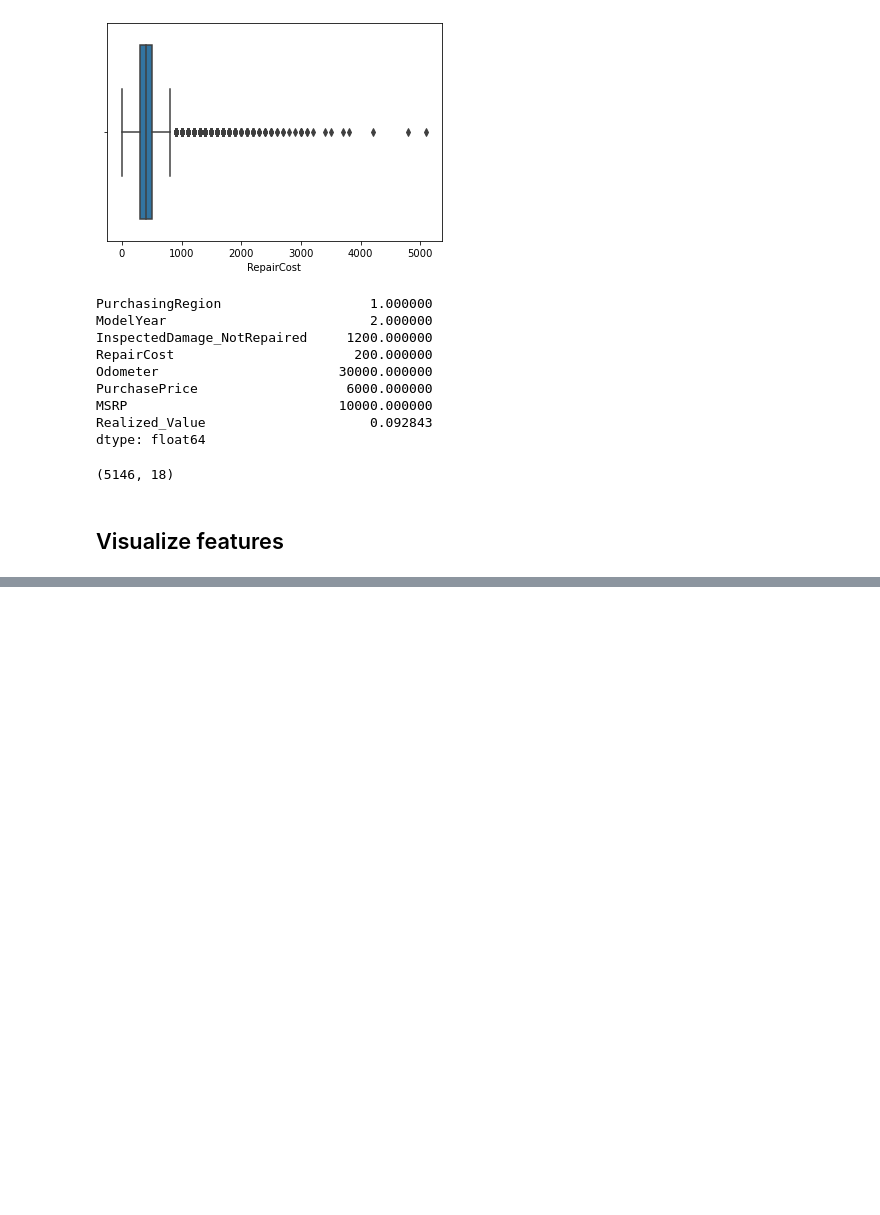
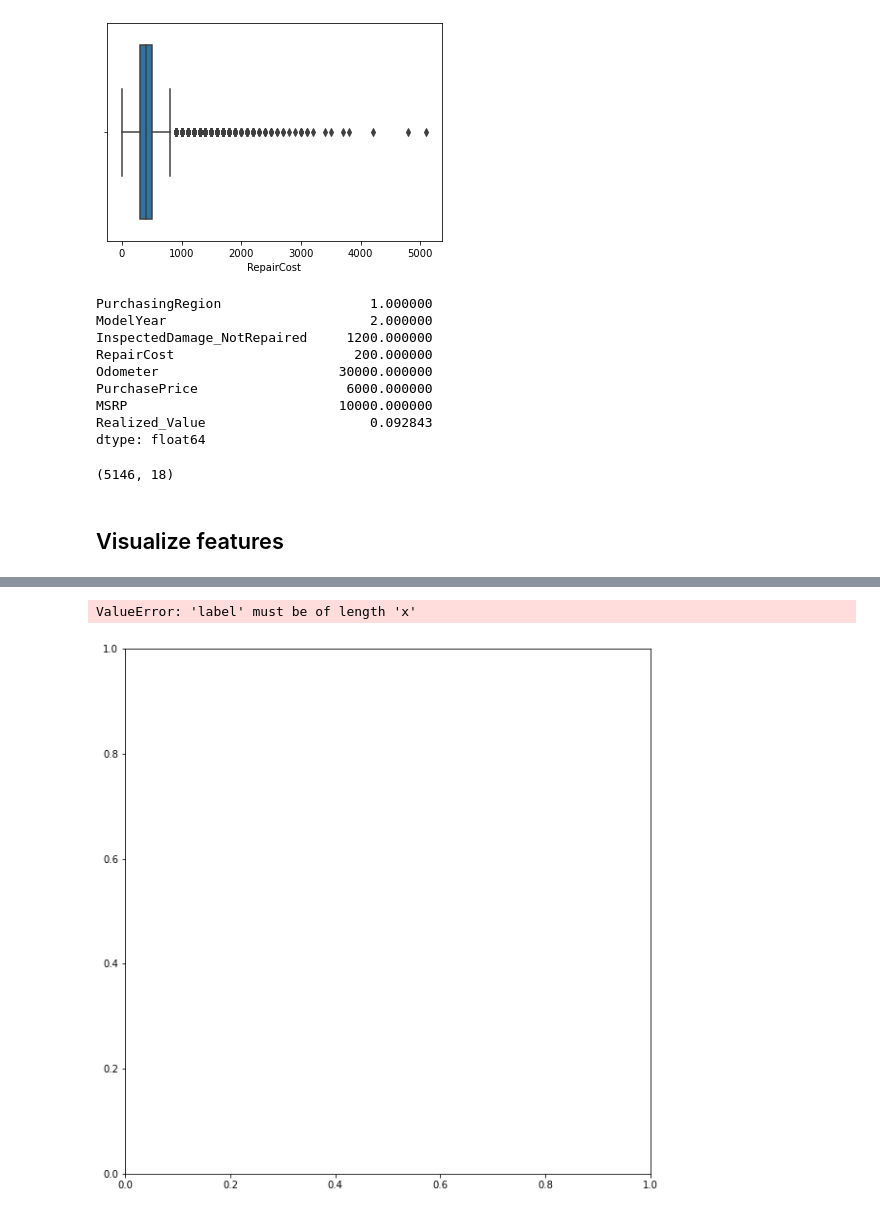
Before and after one commit to ahmed17777/remarketing_case_study, a Jupyter notebook: bmw_feature_analysis.ipynb, the cells around one changed output, grey strips where cells are left out. Cells and saved outputs as stored; diff of their text form; code cells hidden in the pictures; blank space fills up the shorter version.

```diff
--- a/bmw_feature_analysis.ipynb
+++ b/bmw_feature_analysis.ipynb
@@ -125,0 +138,33 @@ df.shape
+# %%
+# Visualize mileage
+
+mileage = []
+labels = ['below10K','10K-39K','39K-53K','53K-67K','67K-150K', '150k+']
+colors = ['grey','blue','red','yellow','green', 'brown']
+explode = [0,0,0,0,0,0]
+for i in range(1,21):
+    i = i*10000
+    if(i==10000):
+        x = df[df['Odometer']<10000]
+        mileage.append(len(x))
+    elif(i==39000):
+        x = df[(df['Odometer']>=10000) & (df['Odometer']<39000)]
+        mileage.append(len(x))
+    elif(i==53000):
+        x = df[(df['Odometer']>=39000) & (df['Odometer']<53000)]
+        mileage.append(len(x))
+    elif(i==67000):
+        x = df[(df['Odometer']>=53000) & (df['Odometer']<67000)]
+        mileage.append(len(x))
+    elif(i==150000):
+        x = df[(df['Odometer']>=67000) & (df['Odometer']<150000)]
+        mileage.append(len(x))
+        x = df[df['Odometer']>=200000]
+        mileage.append(len(x))
+plt.figure(figsize=(10,10))
+plt.pie(mileage,explode=explode, labels=labels, colors=colors, autopct='%1.1f%%')
+plt.title('Mileage',color="blue")
+plt.show()
+# %% [output]
+ValueError: 'label' must be of length 'x'
+[figure, added]
```
Also changed, not shown: parts of 3 cells of this notebook.
